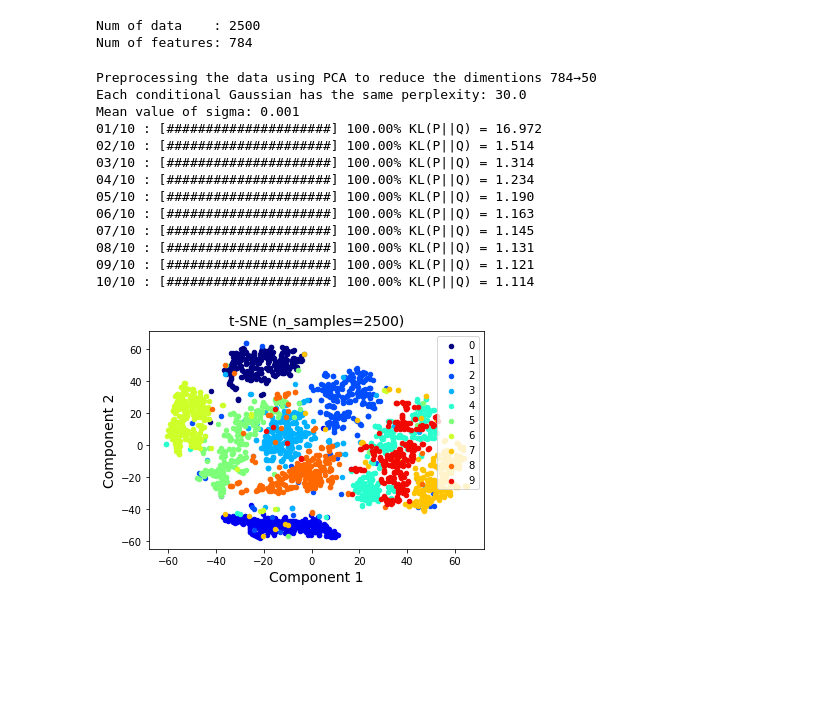
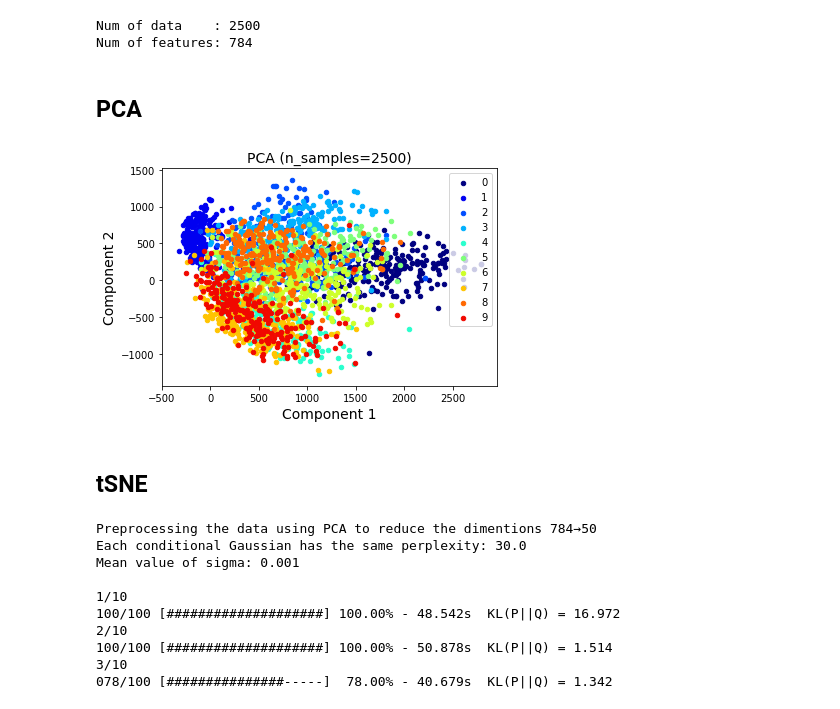
Before and after one commit to iwasakishuto/Kerasy, a Jupyter notebook: examples/decompositions.ipynb, the cells around one changed output. Drawn from its saved outputs; the diff is of its cells as text; code cells hidden in the pictures; blank space fills up the shorter version.

```diff
--- a/examples/decompositions.ipynb
+++ b/examples/decompositions.ipynb
@@ -36,0 +41,10 @@ model = tSNE()
+# %%
+def plotMNIST(X, Y, n_samples=N,method=""):
+    """ Visualize the results. """
+    for cls in np.unique(Y):
+        idx = cls==Y
+        plt.scatter(X[idx,0], X[idx,1], color=cm.jet(cls/10), s=20, label=cls)
+    plt.legend(), plt.xlabel("Component 1", fontsize=14), plt.ylabel("Component 2", fontsize=14), plt.title(f"{method} (n_samples={n_samples})", fontsize=14)
+    plt.show()
+# %% [markdown]
+## PCA
@@ -36,0 +53,12 @@ model = tSNE()
+# %%
+model = PCA(n_components=n_components)
+# %%
+model.fit(X)
+# %%
+X_transformed = model.transform(X)
+# %%
+plotMNIST(X_transformed, Y, method="PCA")
+# %% [output]
+[figure, added]
+# %% [markdown]
+## tSNE
@@ -37,24 +69,13 @@ model = tSNE()
 # %%
-X_transformed = model.fit_transform(X, n_components=2, initial_dims=50, perplexity=30.0, random_state=seed)
+X_transformed = model.fit_transform(X, n_components=n_components, initial_dims=50, perplexity=30.0, random_state=seed)
 # %% [output]
 Preprocessing the data using PCA to reduce the dimentions 784→50
 Each conditional Gaussian has the same perplexity: 30.0
 Mean value of sigma: 0.001
-01/10 : [#####################] 100.00% KL(P||Q) = 16.972
-02/10 : [#####################] 100.00% KL(P||Q) = 1.514
-03/10 : [#####################] 100.00% KL(P||Q) = 1.314
-04/10 : [#####################] 100.00% KL(P||Q) = 1.234
-05/10 : [#####################] 100.00% KL(P||Q) = 1.190
-06/10 : [#####################] 100.00% KL(P||Q) = 1.163
-07/10 : [#####################] 100.00% KL(P||Q) = 1.145
-08/10 : [#####################] 100.00% KL(P||Q) = 1.131
-09/10 : [#####################] 100.00% KL(P||Q) = 1.121
-10/10 : [#####################] 100.00% KL(P||Q) = 1.114
+
+1/10
+100/100 [####################] 100.00% - 48.542s  KL(P||Q) = 16.972
+2/10
+100/100 [####################] 100.00% - 50.878s  KL(P||Q) = 1.514
+3/10
+078/100 [###############-----]  78.00% - 40.679s  KL(P||Q) = 1.342
-# %%
-for cls in np.unique(Y):
-    idx = cls==Y
-    plt.scatter(X_transformed[idx,0], X_transformed[idx,1], color=cm.jet(cls/10), s=20, label=cls)
-plt.legend(), plt.xlabel("Component 1", fontsize=14), plt.ylabel("Component 2", fontsize=14), plt.title(f"t-SNE (n_samples={N})", fontsize=14)
-plt.show()
-# %% [output]
-[figure, removed]
```
Also changed, not shown: parts of 10 cells of this notebook, 2 other files.
